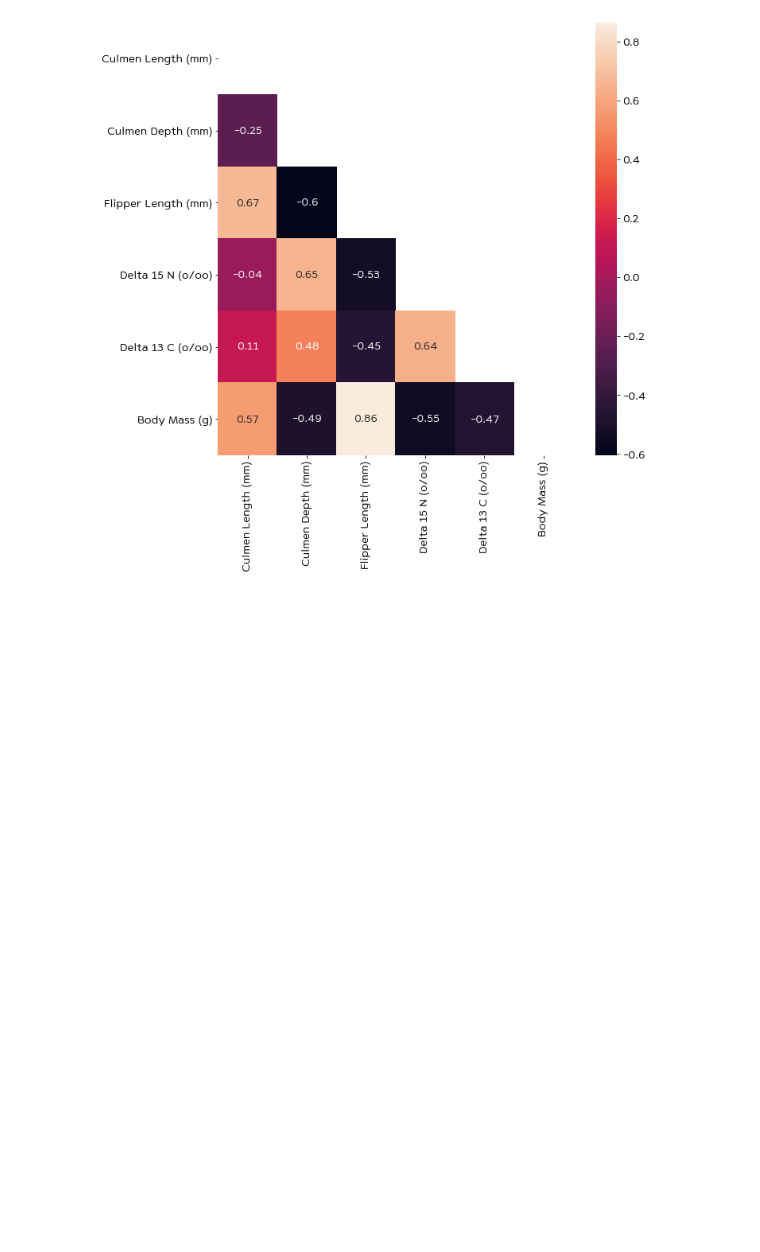
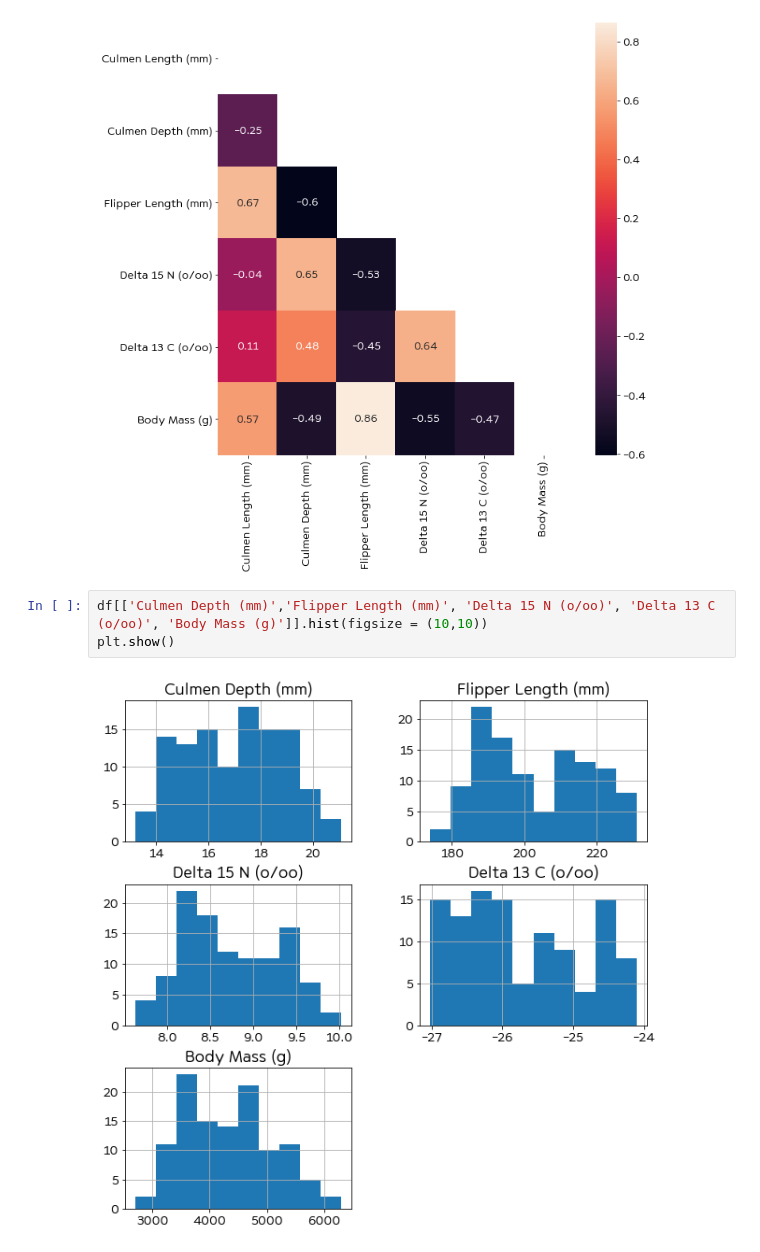
Before and after one commit to Douggy91/Practice-1, a Jupyter notebook: peng.ipynb, the cells around one changed output. Cells and saved outputs as stored; diff of their text form; blank space fills up the shorter version.

Commit message:
Add files via upload
boxplot & hist

```diff
--- a/peng.ipynb
+++ b/peng.ipynb
@@ -53,3 +53,8 @@ sns.heatmap(df.corr(), annot=True, mask=mask)
 # %% [output]
 <AxesSubplot:>
 [figure]
+# %%
+df[['Culmen Depth (mm)','Flipper Length (mm)', 'Delta 15 N (o/oo)', 'Delta 13 C (o/oo)', 'Body Mass (g)']].hist(figsize = (10,10))
+plt.show()
+# %% [output]
+[figure, added]
```
Also changed, not shown: parts of 4 cells of this notebook.
